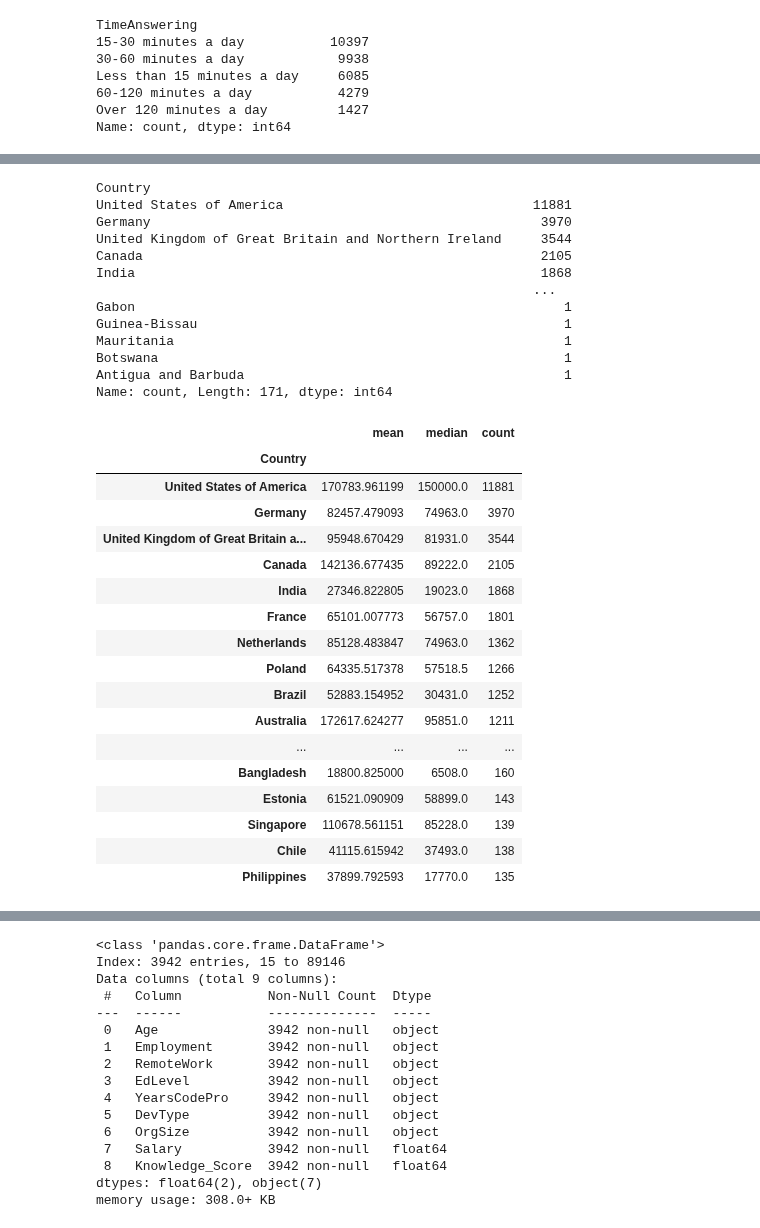
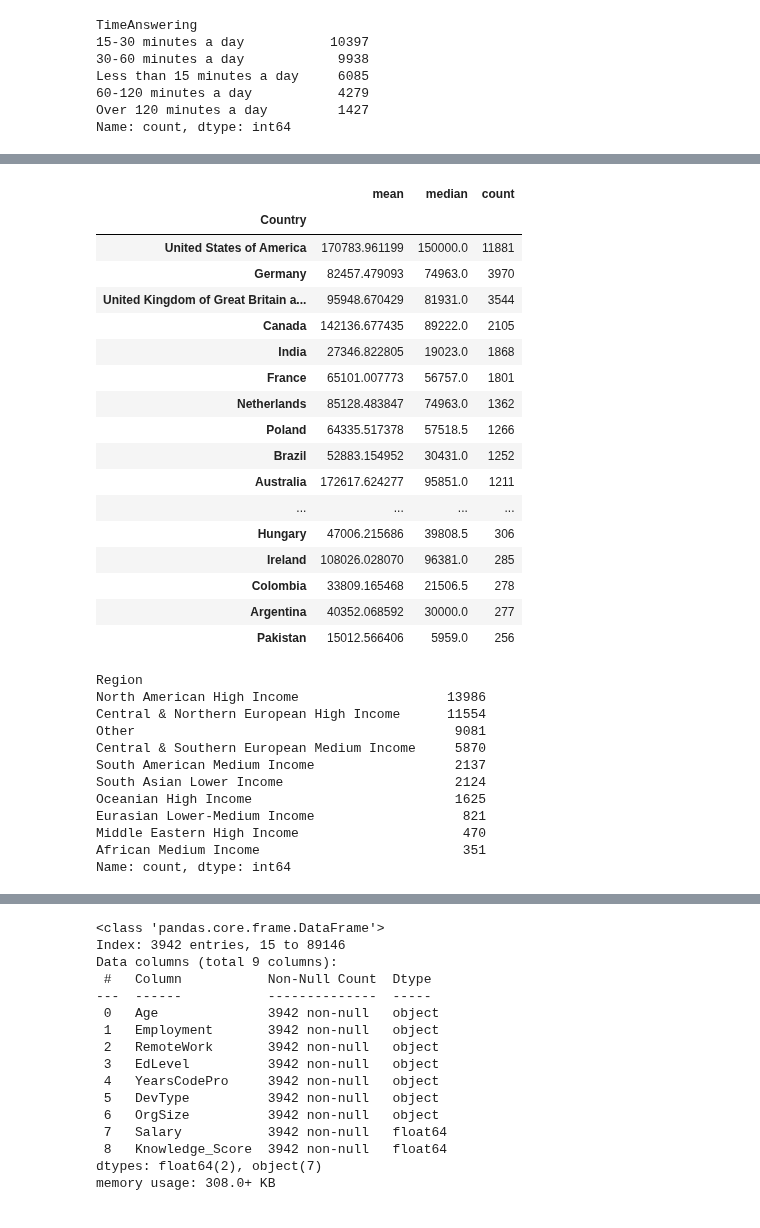
Before and after one commit to novik2713/data-circle-team-C, a Jupyter notebook: EDA.ipynb, the cells around one changed output, grey strips where cells are left out. Cells and saved outputs as stored; diff of their text form; code cells hidden in the pictures.

```diff
--- a/EDA.ipynb
+++ b/EDA.ipynb
@@ -287,0 +388,22 @@ Name: count, dtype: int64
+# %%
+countries_by_mean = grouped_data_excluding_other.sort_values(by='count', ascending=False).head(35)
+countries_by_mean
+# %% [output]
+|  | mean | median | count |
+| Country |  |  |  |
+| United States of America | 170783.961199 | 150000.0 | 11881 |
+| Germany | 82457.479093 | 74963.0 | 3970 |
+| United Kingdom of Great Britain a... | 95948.670429 | 81931.0 | 3544 |
+| Canada | 142136.677435 | 89222.0 | 2105 |
+| India | 27346.822805 | 19023.0 | 1868 |
+| France | 65101.007773 | 56757.0 | 1801 |
+| Netherlands | 85128.483847 | 74963.0 | 1362 |
+| Poland | 64335.517378 | 57518.5 | 1266 |
+| Brazil | 52883.154952 | 30431.0 | 1252 |
+| Australia | 172617.624277 | 95851.0 | 1211 |
+| ... | ... | ... | ... |
+| Hungary | 47006.215686 | 39808.5 | 306 |
+| Ireland | 108026.028070 | 96381.0 | 285 |
+| Colombia | 33809.165468 | 21506.5 | 278 |
+| Argentina | 40352.068592 | 30000.0 | 277 |
+| Pakistan | 15012.566406 | 5959.0 | 256 |
@@ -288,39 +497,15 @@ Name: count, dtype: int64
 # %%
-df['Country'].value_counts()
+df['Region'].value_counts()
 # %% [output]
-Country
-United States of America                                11881
-Germany                                                  3970
-United Kingdom of Great Britain and Northern Ireland     3544
-Canada                                                   2105
-India                                                    1868
-                                                        ...
-Gabon                                                       1
-Guinea-Bissau                                               1
-Mauritania                                                  1
-Botswana                                                    1
-Antigua and Barbuda                                         1
-Name: count, Length: 171, dtype: int64
+Region
+North American High Income                   13986
+Central & Northern European High Income      11554
+Other                                         9081
+Central & Southern European Medium Income     5870
+South American Medium Income                  2137
+South Asian Lower Income                      2124
+Oceanian High Income                          1625
+Eurasian Lower-Medium Income                   821
+Middle Eastern High Income                     470
+African Medium Income                          351
+Name: count, dtype: int64
-# %%
-grouped_data = df.groupby('Country')['ConvertedCompYearly'].agg(['mean', 'median', 'count'])
-
-grouped_data.sort_values(by='count', ascending=False).head(50)
-# %% [output]
-|  | mean | median | count |
-| Country |  |  |  |
-| United States of America | 170783.961199 | 150000.0 | 11881 |
-| Germany | 82457.479093 | 74963.0 | 3970 |
-| United Kingdom of Great Britain a... | 95948.670429 | 81931.0 | 3544 |
-| Canada | 142136.677435 | 89222.0 | 2105 |
-| India | 27346.822805 | 19023.0 | 1868 |
-| France | 65101.007773 | 56757.0 | 1801 |
-| Netherlands | 85128.483847 | 74963.0 | 1362 |
-| Poland | 64335.517378 | 57518.5 | 1266 |
-| Brazil | 52883.154952 | 30431.0 | 1252 |
-| Australia | 172617.624277 | 95851.0 | 1211 |
-| ... | ... | ... | ... |
-| Bangladesh | 18800.825000 | 6508.0 | 160 |
-| Estonia | 61521.090909 | 58899.0 | 143 |
-| Singapore | 110678.561151 | 85228.0 | 139 |
-| Chile | 41115.615942 | 37493.0 | 138 |
-| Philippines | 37899.792593 | 17770.0 | 135 |
```
Also changed, not shown: parts of 17 cells of this notebook.
